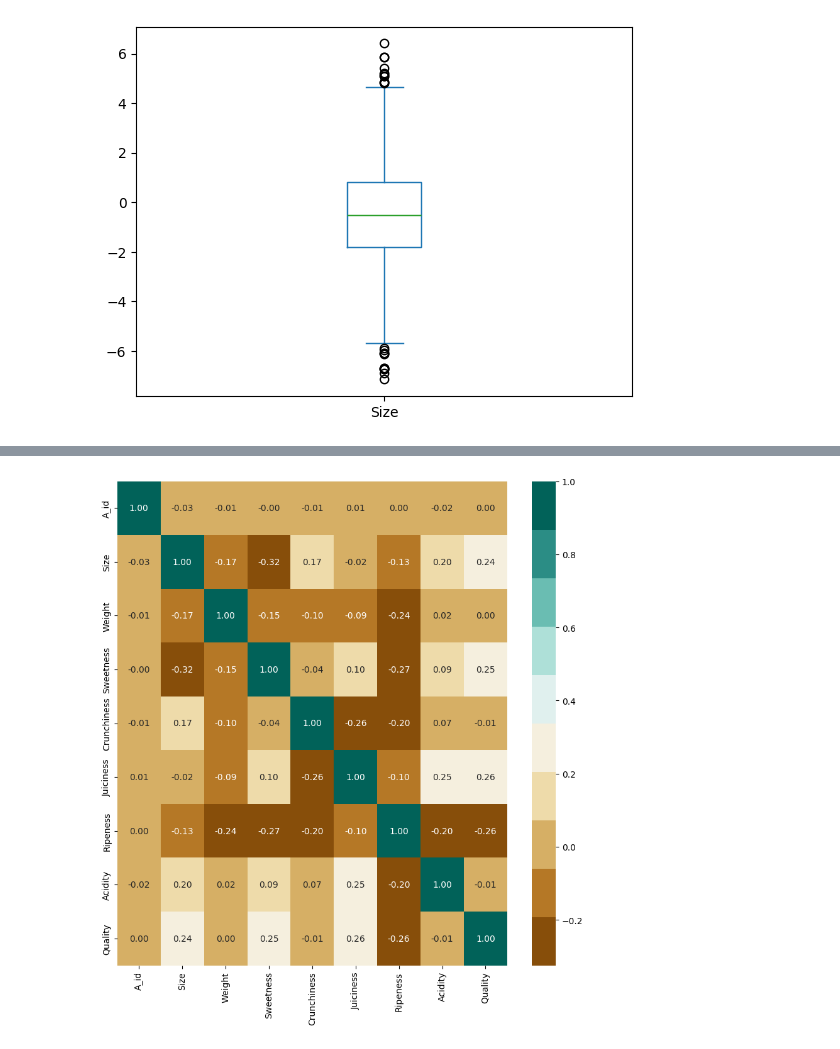
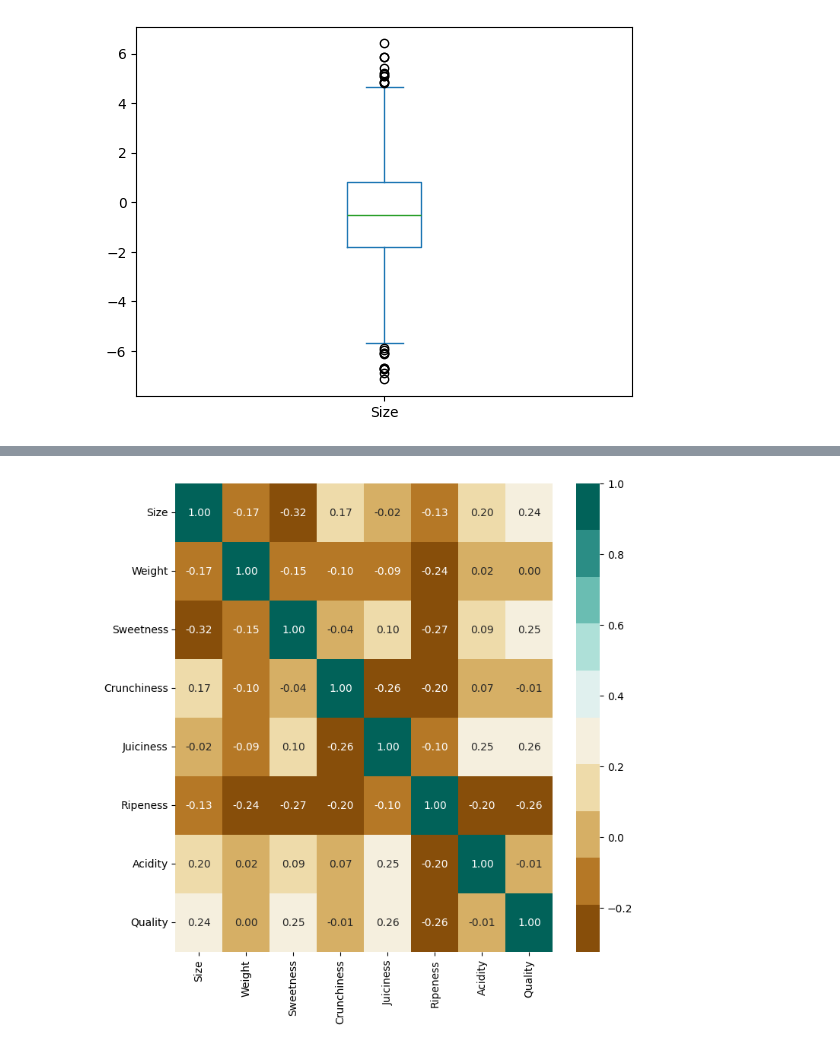
Before and after one commit to dbarans/AppleQualityML, a Jupyter notebook: Projekt_apple_quality.ipynb, the cells around one changed output, grey strips where cells are left out. Saved outputs shown, nothing was run; the diff lists cells and outputs as text; code cells hidden in the pictures.

```diff
--- a/Projekt_apple_quality.ipynb
+++ b/Projekt_apple_quality.ipynb
@@ -108,3 +110,7 @@ print(apples)
 3999  1.599796        1
 
 [4000 rows x 9 columns]
+# %%
+#wyrzucenie zbędnej kolumny A_id
+apples.drop(['A_id'], axis=1, inplace = True)
+apples
@@ -111,16 +131,17 @@ print(apples)
 # %%
+#generowanie macierzy korelacji
 correlations = apples.corr(numeric_only=True)
-fig, ax = plt.subplots(figsize=(10, 10))
+fig, ax = plt.subplots(figsize=(8, 8))
 
 colormap = sns.color_palette("BrBG", 10)
 
 sns.heatmap(correlations,
     cmap=colormap,
     annot=True,
     fmt=".2f")
 ax.set_yticklabels(apples.columns);
 
 plt.show()
 # %% [output]
-[figure, old version]
+[figure, new version]
 # %%
```
Also changed, not shown: parts of 15 cells of this notebook.
